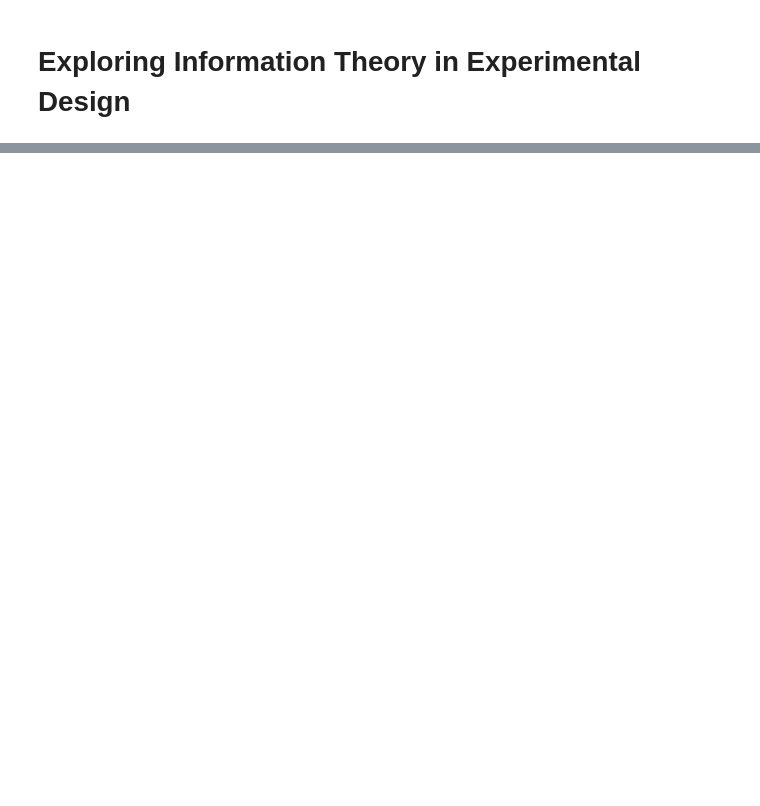
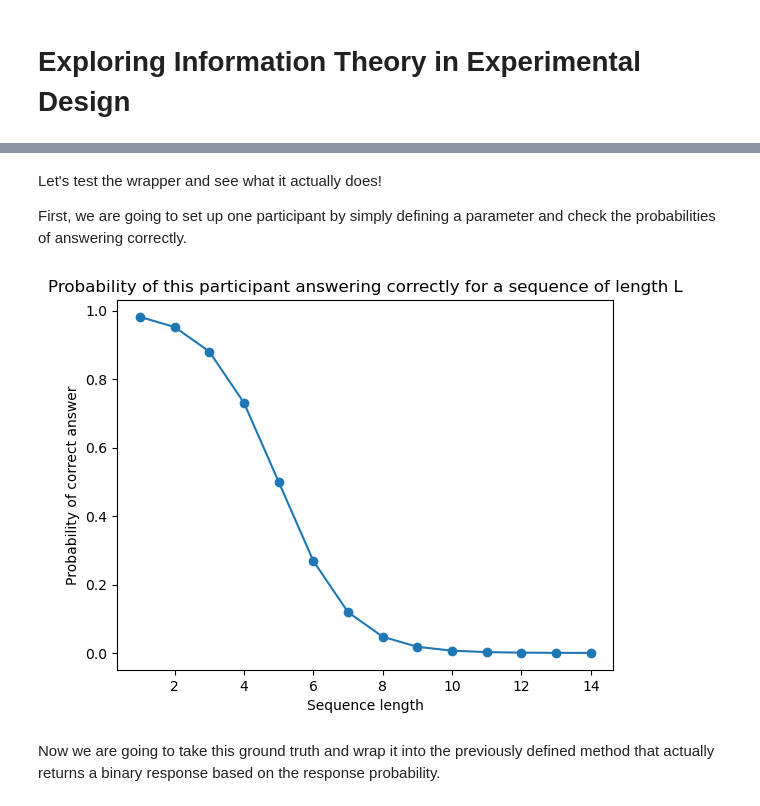
Before and after one commit to whyhardt/CourseOptimizingExperimentalDesign, a Jupyter notebook: tutorials/informationtheory.ipynb, the cells around one changed output, grey strips where cells are left out. Drawn from its saved outputs; the diff is of its cells as text; code cells hidden in the pictures; blank space fills up the shorter version.

```diff
--- a/tutorials/informationtheory.ipynb
+++ b/tutorials/informationtheory.ipynb
@@ -30,0 +89,23 @@ import synthetic
+# %% [markdown]
+Let's test the wrapper and see what it actually does!
+
+First, we are going to set up one participant by simply defining a parameter and check the probabilities of answering correctly.
+# %%
+sequence_lengths = np.arange(1, 15)  # sequence lengths for which we want to know the probability of correct answer
+parameter = 5  # participant parameter
+
+# collect the probabilities for each sequence length
+probs = np.zeros(len(sequence_lengths))
+for i, l in enumerate(sequence_lengths):
+    probs[i] = synthetic.sigmoid_ground_truth(l, parameter)
+
+# plot the ground truth probability curve
+plt.plot(sequence_lengths, probs, '-o')
+plt.ylabel('Probability of correct answer')
+plt.xlabel('Sequence length')
+plt.title('Probability of this participant answering correctly for a sequence of length L')
+plt.show()
+# %% [output]
+[figure, added]
+# %% [markdown]
+Now we are going to take this ground truth and wrap it into the previously defined method that actually returns a binary response based on the response probability.
```
Also changed, not shown: parts of 40 cells of this notebook, 11 other files.
